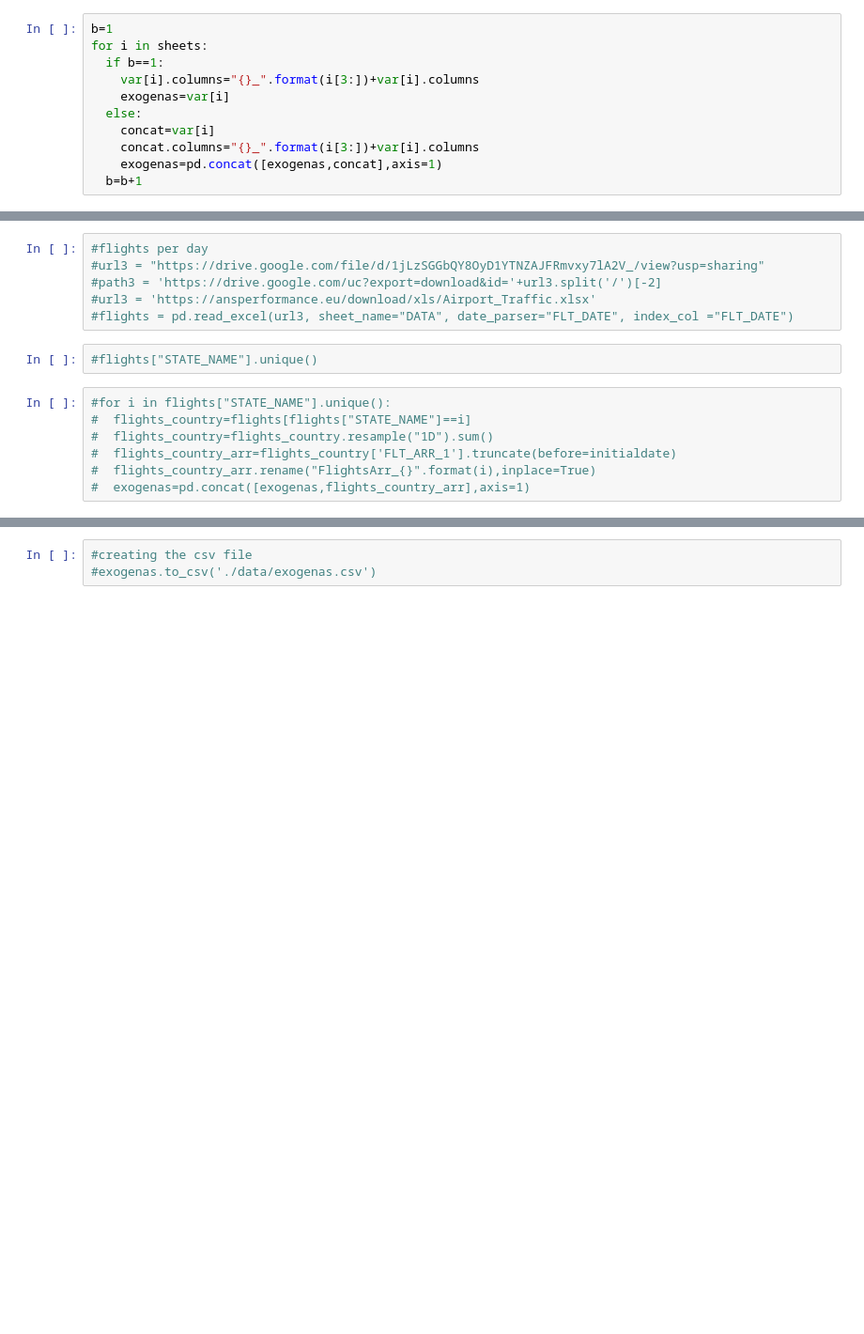
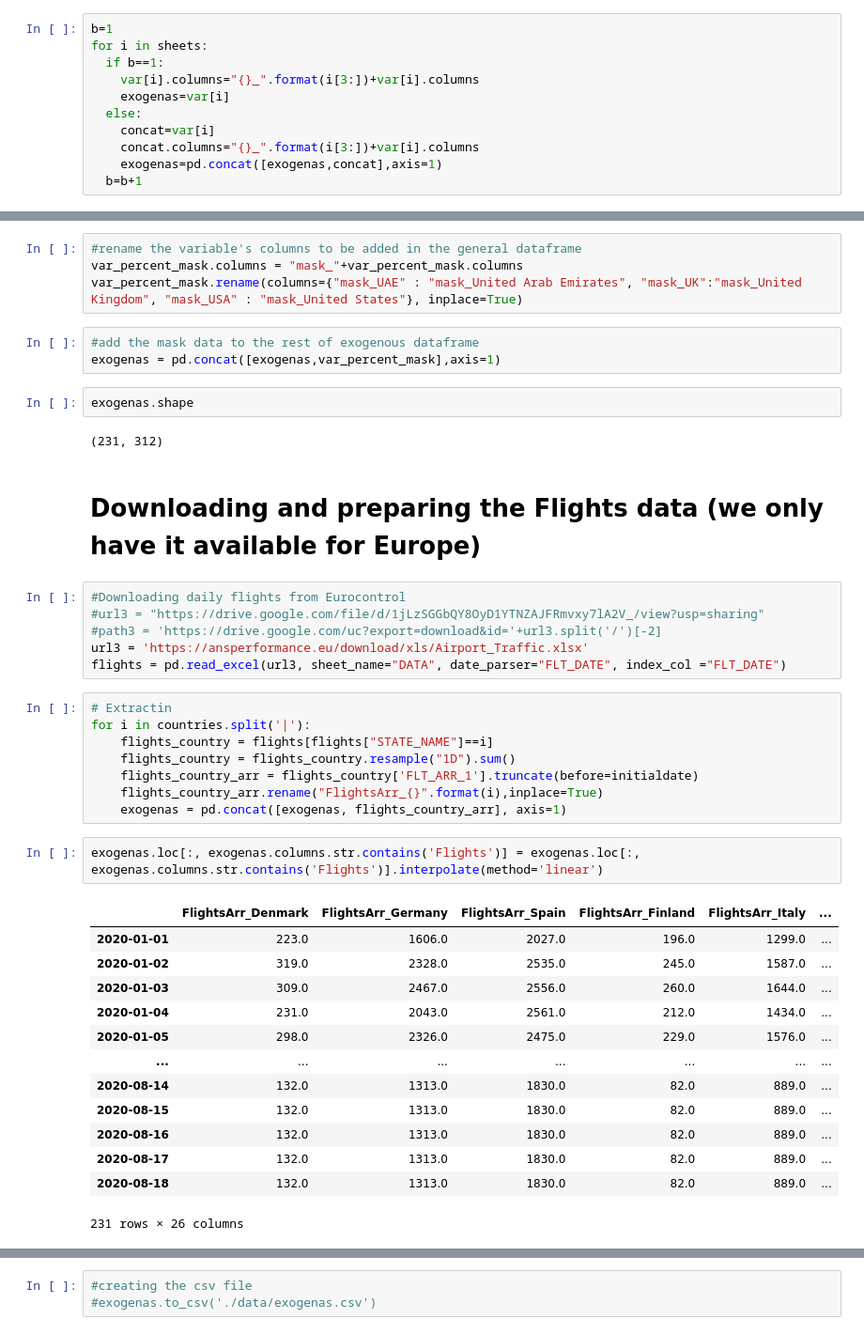
Before and after one commit to martaarozarena/KSchool-Master-Final-Project, a Jupyter notebook: exog_varaibles.ipynb, the cells around one changed output, grey strips where cells are left out. Shown: that part at 94% size. Cells and saved outputs as stored; diff of their text form; blank space fills up the shorter version.

```diff
--- a/exog_varaibles.ipynb
+++ b/exog_varaibles.ipynb
@@ -104,15 +66,43 @@ exogenas.shape
+# %%
+#rename the variable's columns to be added in the general dataframe
+var_percent_mask.columns = "mask_"+var_percent_mask.columns
+var_percent_mask.rename(columns={"mask_UAE" : "mask_United Arab Emirates", "mask_UK":"mask_United Kingdom", "mask_USA" : "mask_United States"}, inplace=True)
+# %%
+#add the mask data to the rest of exogenous dataframe
+exogenas = pd.concat([exogenas,var_percent_mask],axis=1)
+# %%
+exogenas.shape
+# %% [output]
+(231, 312)
+# %% [markdown]
+# Downloading and preparing the Flights data (we only have it available for Europe)
 # %%
-#flights per day
+#Downloading daily flights from Eurocontrol
 #url3 = "https://drive.google.com/file/d/1jLzSGGbQY8OyD1YTNZAJFRmvxy7lA2V_/view?usp=sharing"
 #path3 = 'https://drive.google.com/uc?export=download&id='+url3.split('/')[-2]
-#url3 = 'https://ansperformance.eu/download/xls/Airport_Traffic.xlsx'
-#flights = pd.read_excel(url3, sheet_name="DATA", date_parser="FLT_DATE", index_col ="FLT_DATE")
+url3 = 'https://ansperformance.eu/download/xls/Airport_Traffic.xlsx'
+flights = pd.read_excel(url3, sheet_name="DATA", date_parser="FLT_DATE", index_col ="FLT_DATE")
-# %%
-#flights["STATE_NAME"].unique()
 # %%
-#for i in flights["STATE_NAME"].unique():
-#  flights_country=flights[flights["STATE_NAME"]==i]
-#  flights_country=flights_country.resample("1D").sum()
-#  flights_country_arr=flights_country['FLT_ARR_1'].truncate(before=initialdate)
-#  flights_country_arr.rename("FlightsArr_{}".format(i),inplace=True)
-#  exogenas=pd.concat([exogenas,flights_country_arr],axis=1)
+# Extractin
+for i in countries.split('|'):
+    flights_country = flights[flights["STATE_NAME"]==i]
+    flights_country = flights_country.resample("1D").sum()
+    flights_country_arr = flights_country['FLT_ARR_1'].truncate(before=initialdate)
+    flights_country_arr.rename("FlightsArr_{}".format(i),inplace=True)
+    exogenas = pd.concat([exogenas, flights_country_arr], axis=1)
+# %%
+exogenas.loc[:, exogenas.columns.str.contains('Flights')] = exogenas.loc[:, exogenas.columns.str.contains('Flights')].interpolate(method='linear')
+# %% [output]
+|  | FlightsArr_Denmark | FlightsArr_Germany | FlightsArr_Spain | FlightsArr_Finland | FlightsArr_Italy | ... |
+| 2020-01-01 | 223.0 | 1606.0 | 2027.0 | 196.0 | 1299.0 | ... |
+| 2020-01-02 | 319.0 | 2328.0 | 2535.0 | 245.0 | 1587.0 | ... |
+| 2020-01-03 | 309.0 | 2467.0 | 2556.0 | 260.0 | 1644.0 | ... |
+| 2020-01-04 | 231.0 | 2043.0 | 2561.0 | 212.0 | 1434.0 | ... |
+| 2020-01-05 | 298.0 | 2326.0 | 2475.0 | 229.0 | 1576.0 | ... |
+| ... | ... | ... | ... | ... | ... | ... |
+| 2020-08-14 | 132.0 | 1313.0 | 1830.0 | 82.0 | 889.0 | ... |
+| 2020-08-15 | 132.0 | 1313.0 | 1830.0 | 82.0 | 889.0 | ... |
+| 2020-08-16 | 132.0 | 1313.0 | 1830.0 | 82.0 | 889.0 | ... |
+| 2020-08-17 | 132.0 | 1313.0 | 1830.0 | 82.0 | 889.0 | ... |
+| 2020-08-18 | 132.0 | 1313.0 | 1830.0 | 82.0 | 889.0 | ... |
+231 rows × 26 columns
```
Also changed, not shown: parts of 31 cells of this notebook.
